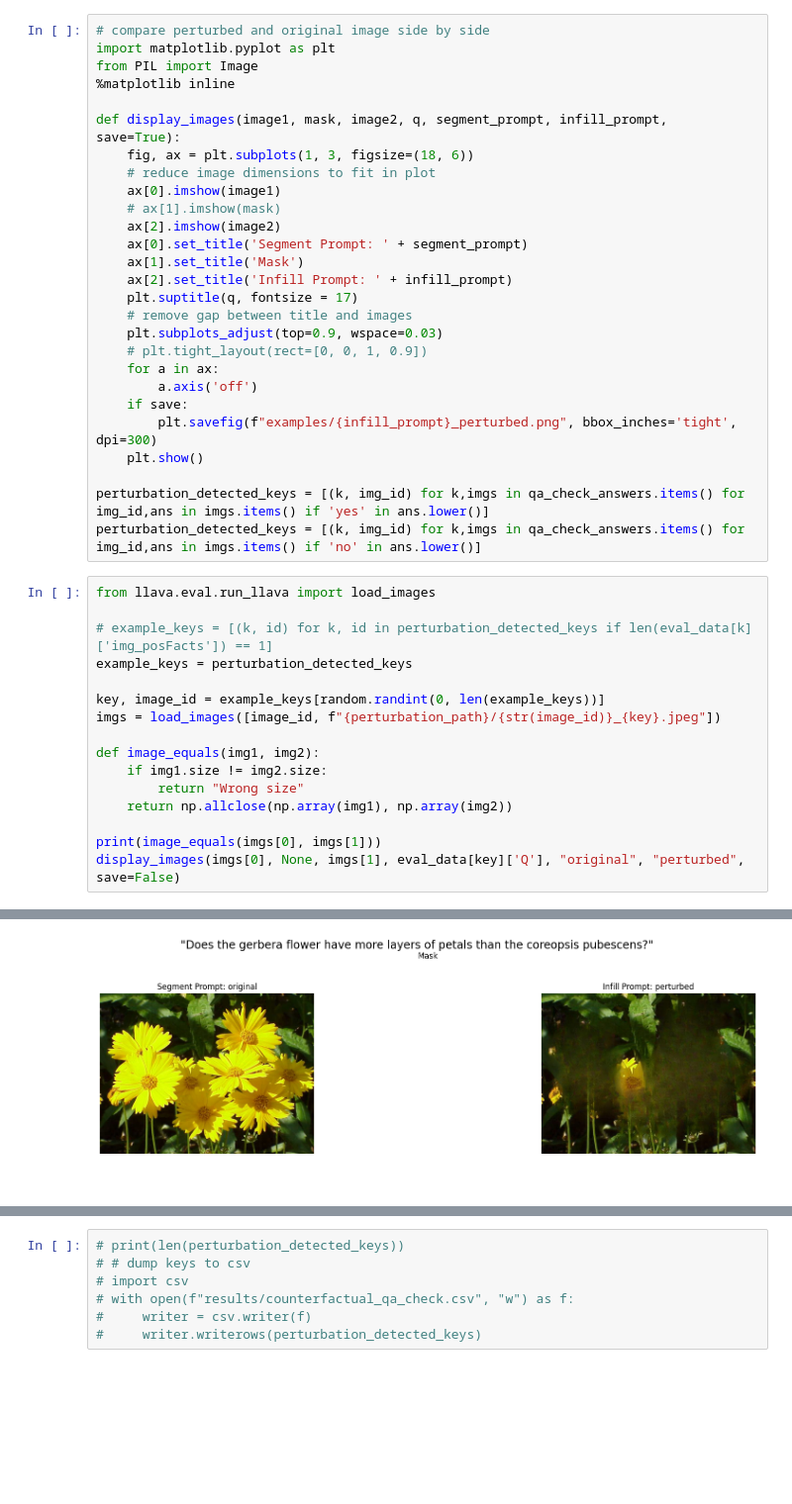
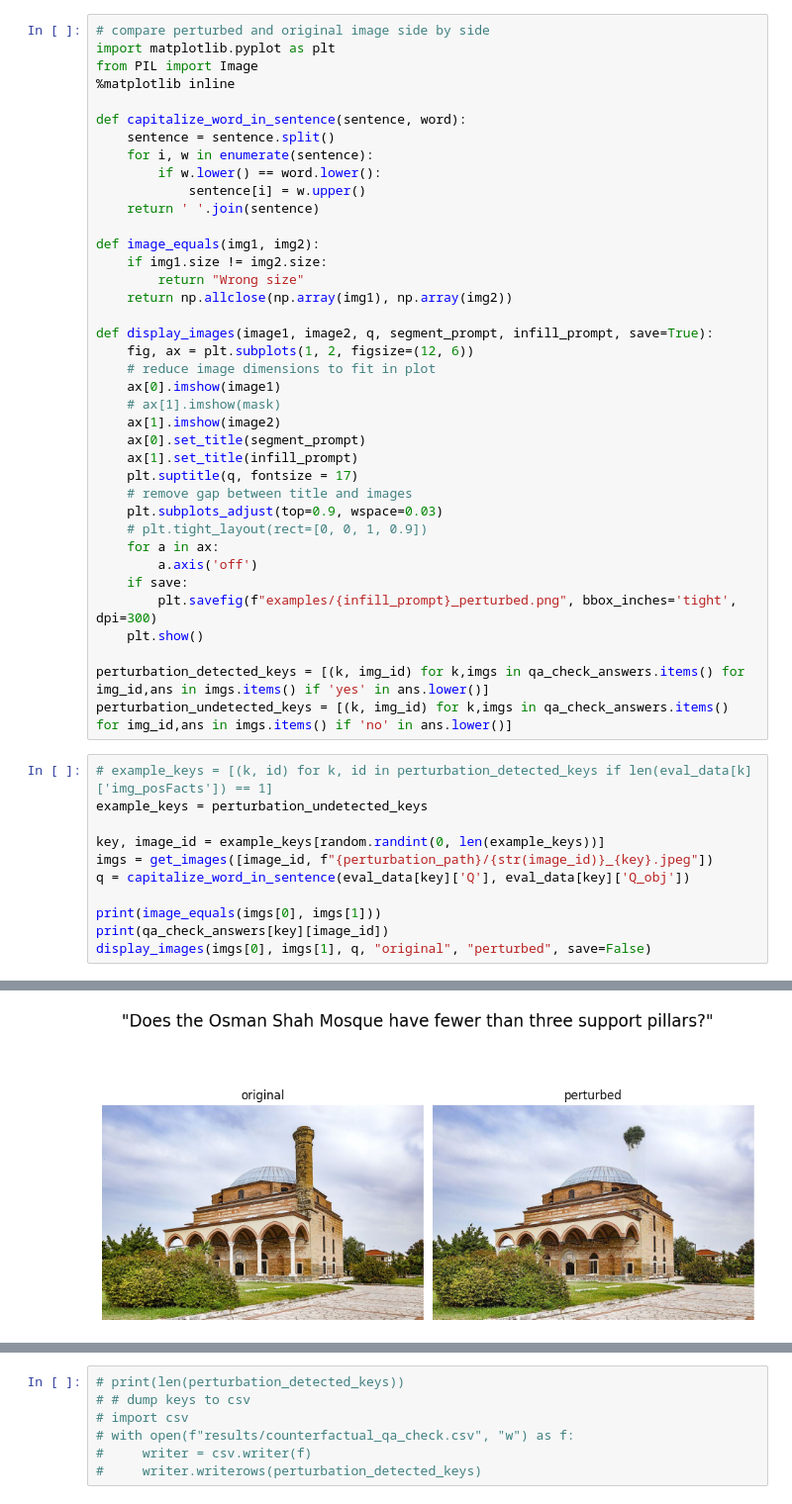
Before and after one commit to PeterCarragher/lmms-finetune, a Jupyter notebook: webqa/qa_check_counterfactuals.ipynb, the cells around one changed output, grey strips where cells are left out. Shown at 99% size. Cells and saved outputs as stored; diff of their text form; blank space fills up the shorter version.

```diff
--- a/webqa/qa_check_counterfactuals.ipynb
+++ b/webqa/qa_check_counterfactuals.ipynb
@@ -52,15 +55,26 @@ import matplotlib.pyplot as plt
 from PIL import Image
 %matplotlib inline
 
-def display_images(image1, mask, image2, q, segment_prompt, infill_prompt, save=True):
-    fig, ax = plt.subplots(1, 3, figsize=(18, 6))
+def capitalize_word_in_sentence(sentence, word):
+    sentence = sentence.split()
+    for i, w in enumerate(sentence):
+        if w.lower() == word.lower():
+            sentence[i] = w.upper()
+    return ' '.join(sentence)
+
+def image_equals(img1, img2):
+    if img1.size != img2.size:
+        return "Wrong size"
+    return np.allclose(np.array(img1), np.array(img2))
+
+def display_images(image1, image2, q, segment_prompt, infill_prompt, save=True):
+    fig, ax = plt.subplots(1, 2, figsize=(12, 6))
     # reduce image dimensions to fit in plot
     ax[0].imshow(image1)
     # ax[1].imshow(mask)
-    ax[2].imshow(image2)
-    ax[0].set_title('Segment Prompt: ' + segment_prompt)
-    ax[1].set_title('Mask')
-    ax[2].set_title('Infill Prompt: ' + infill_prompt)
+    ax[1].imshow(image2)
+    ax[0].set_title(segment_prompt)
+    ax[1].set_title(infill_prompt)
     plt.suptitle(q, fontsize = 17)
     # remove gap between title and images
     plt.subplots_adjust(top=0.9, wspace=0.03)
@@ -72,21 +86,16 @@ def display_images(image1, mask, image2, q, segment_prompt, infill_prompt, save=
     plt.show()
 
 perturbation_detected_keys = [(k, img_id) for k,imgs in qa_check_answers.items() for img_id,ans in imgs.items() if 'yes' in ans.lower()]
-perturbation_detected_keys = [(k, img_id) for k,imgs in qa_check_answers.items() for img_id,ans in imgs.items() if 'no' in ans.lower()]
+perturbation_undetected_keys = [(k, img_id) for k,imgs in qa_check_answers.items() for img_id,ans in imgs.items() if 'no' in ans.lower()]
 # %%
-from llava.eval.run_llava import load_images
-
 # example_keys = [(k, id) for k, id in perturbation_detected_keys if len(eval_data[k]['img_posFacts']) == 1]
-example_keys = perturbation_detected_keys
+example_keys = perturbation_undetected_keys
 
 key, image_id = example_keys[random.randint(0, len(example_keys))]
-imgs = load_images([image_id, f"{perturbation_path}/{str(image_id)}_{key}.jpeg"])
-
-def image_equals(img1, img2):
-    if img1.size != img2.size:
-        return "Wrong size"
-    return np.allclose(np.array(img1), np.array(img2))
+imgs = get_images([image_id, f"{perturbation_path}/{str(image_id)}_{key}.jpeg"])
+q = capitalize_word_in_sentence(eval_data[key]['Q'], eval_data[key]['Q_obj'])
 
 print(image_equals(imgs[0], imgs[1]))
-display_images(imgs[0], None, imgs[1], eval_data[key]['Q'], "original", "perturbed", save=False)
+print(qa_check_answers[key][image_id])
+display_images(imgs[0], imgs[1], q, "original", "perturbed", save=False)
 # %% [output]
@@ -94 +109 @@ False
-[figure, old version]
+[figure, new version]
```
Also changed, not shown: parts of 4 cells of this notebook.
